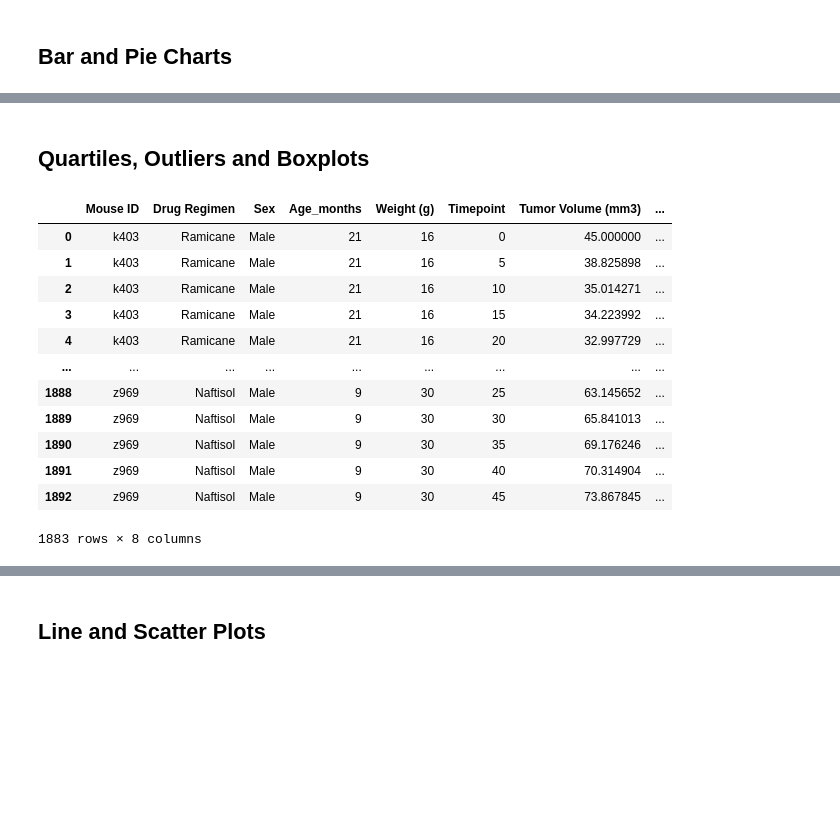
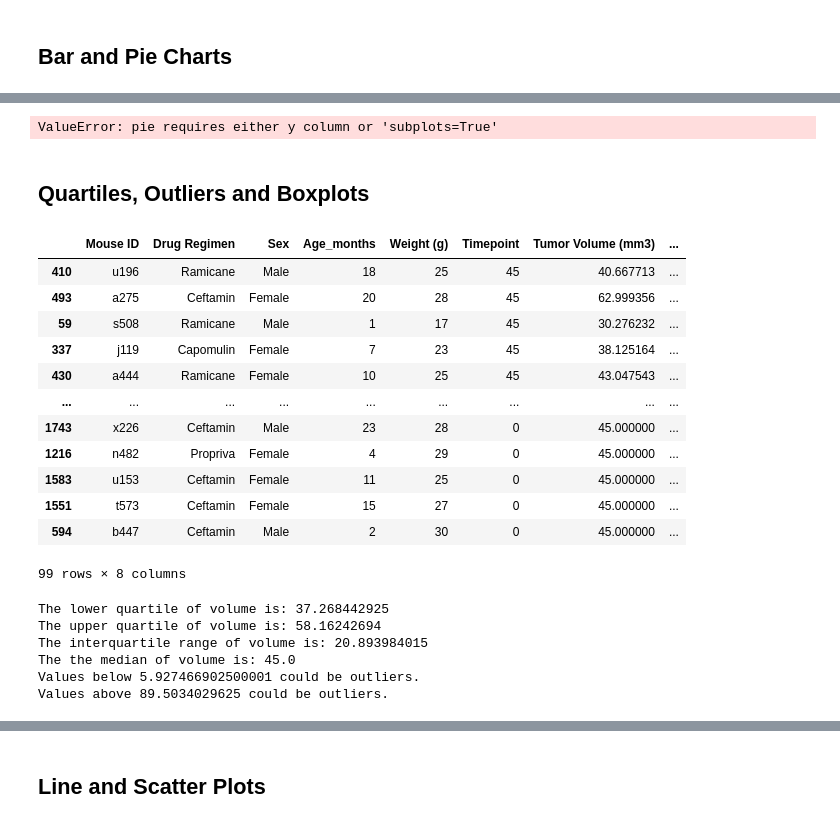
Before and after one commit to MHargita/matplotlib-challenge, a Jupyter notebook: Pymaceuticals/pymaceuticals_starter.ipynb, the cells around one changed output, grey strips where cells are left out. Drawn from its saved outputs; the diff is of its cells as text; code cells hidden in the pictures; blank space fills up the shorter version.

```diff
--- a/Pymaceuticals/pymaceuticals_starter.ipynb
+++ b/Pymaceuticals/pymaceuticals_starter.ipynb
@@ -59 +57,4 @@ cleaned_df
+# %%
+ # Create a clean DataFrame by dropping the duplicate mouse by its ID.
+combined_data_df.drop(combined_data_df.loc[combined_data_df['Mouse ID']== 'g989'].index, inplace=True)
 # %%
@@ -78 +66,3 @@ Name: Mouse ID, dtype: object
 # %%
+
+clean_df = combined_data_df
@@ -177,5 +132,12 @@ TypeError: unhashable type: 'numpy.ndarray'
 # %%
 # Generate a pie plot showing the distribution of female versus male mice using pandas
+
+datapoints = clean_df[["Sex"]]
+
+# Use DataFrame.plot() in order to create a bar chart of the data
+datapoints.plot(kind="pie")
+# %% [output]
+ValueError: pie requires either y column or 'subplots=True'
 # %%
 # Generate a pie plot showing the distribution of female versus male mice using pyplot
 # %% [markdown]
@@ -183,37 +145,49 @@ TypeError: unhashable type: 'numpy.ndarray'
 # %%
 # Calculate the final tumor volume of each mouse across four of the treatment regimens:
 # Capomulin, Ramicane, Infubinol, and Ceftamin
-
-cleaned_df
-
-
-
 # Start by getting the last (greatest) timepoint for each mouse
 
+new_df = clean_df.loc[(clean_df["Drug Regimen"] == "Capomulin") | (clean_df["Drug Regimen"] == "Ramicane") | (clean_df["Drug Regimen"] == "Ceftamin") | (clean_df["Drug Regimen"] == "Propriva"), :]
+new_df = new_df.sort_values("Timepoint", ascending = False)
+new_df = new_df.drop_duplicates(subset="Mouse ID", keep='first')
+new_df
 
 # Merge this group df with the original dataframe to get the tumor volume at the last timepoint
 # %% [output]
 |  | Mouse ID | Drug Regimen | Sex | Age_months | Weight (g) | Timepoint | Tumor Volume (mm3) | ... |
-| 0 | k403 | Ramicane | Male | 21 | 16 | 0 | 45.000000 | ... |
-| 1 | k403 | Ramicane | Male | 21 | 16 | 5 | 38.825898 | ... |
-| 2 | k403 | Ramicane | Male | 21 | 16 | 10 | 35.014271 | ... |
-| 3 | k403 | Ramicane | Male | 21 | 16 | 15 | 34.223992 | ... |
-| 4 | k403 | Ramicane | Male | 21 | 16 | 20 | 32.997729 | ... |
+| 410 | u196 | Ramicane | Male | 18 | 25 | 45 | 40.667713 | ... |
+| 493 | a275 | Ceftamin | Female | 20 | 28 | 45 | 62.999356 | ... |
+| 59 | s508 | Ramicane | Male | 1 | 17 | 45 | 30.276232 | ... |
+| 337 | j119 | Capomulin | Female | 7 | 23 | 45 | 38.125164 | ... |
+| 430 | a444 | Ramicane | Female | 10 | 25 | 45 | 43.047543 | ... |
 | ... | ... | ... | ... | ... | ... | ... | ... | ... |
-| 1888 | z969 | Naftisol | Male | 9 | 30 | 25 | 63.145652 | ... |
-| 1889 | z969 | Naftisol | Male | 9 | 30 | 30 | 65.841013 | ... |
-| 1890 | z969 | Naftisol | Male | 9 | 30 | 35 | 69.176246 | ... |
-| 1891 | z969 | Naftisol | Male | 9 | 30 | 40 | 70.314904 | ... |
-| 1892 | z969 | Naftisol | Male | 9 | 30 | 45 | 73.867845 | ... |
+| 1743 | x226 | Ceftamin | Male | 23 | 28 | 0 | 45.000000 | ... |
+| 1216 | n482 | Propriva | Female | 4 | 29 | 0 | 45.000000 | ... |
+| 1583 | u153 | Ceftamin | Female | 11 | 25 | 0 | 45.000000 | ... |
+| 1551 | t573 | Ceftamin | Female | 15 | 27 | 0 | 45.000000 | ... |
+| 594 | b447 | Ceftamin | Male | 2 | 30 | 0 | 45.000000 | ... |
-1883 rows × 8 columns
+99 rows × 8 columns
 # %%
 # Put treatments into a list for for loop (and later for plot labels)
 
-
 # Create empty list to fill with tumor vol data (for plotting)
 
+# Calculate the IQR and quantitatively determine if there are any potential outliers.
 
-# Calculate the IQR and quantitatively determine if there are any potential outliers.
+quartiles = new_df["Tumor Volume (mm3)"].quantile([.25,.5,.75])
+lowerq = quartiles[0.25]
+upperq = quartiles[0.75]
+iqr = upperq-lowerq
+
+print(f"The lower quartile of volume is: {lowerq}")
+print(f"The upper quartile of volume is: {upperq}")
+print(f"The interquartile range of volume is: {iqr}")
+print(f"The the median of volume is: {quartiles[0.5]} ")
+
+lower_bound = lowerq - (1.5*iqr)
+upper_bound = upperq + (1.5*iqr)
+print(f"Values below {lower_bound} could be outliers.")
+print(f"Values above {upper_bound} could be outliers.")
 
 
     # Locate the rows which contain mice on each drug and get the tumor volumes
@@ -223,5 +197,12 @@ cleaned_df
 
 
     # Determine outliers using upper and lower bounds
+# %% [output]
+The lower quartile of volume is: 37.268442925
+The upper quartile of volume is: 58.16242694
+The interquartile range of volume is: 20.893984015
+The the median of volume is: 45.0
+Values below 5.927466902500001 could be outliers.
+Values above 89.5034029625 could be outliers.
 # %%
 # Generate a box plot of the final tumor volume of each mouse across four regimens of interest
```
Also changed, not shown: parts of 21 cells of this notebook.
